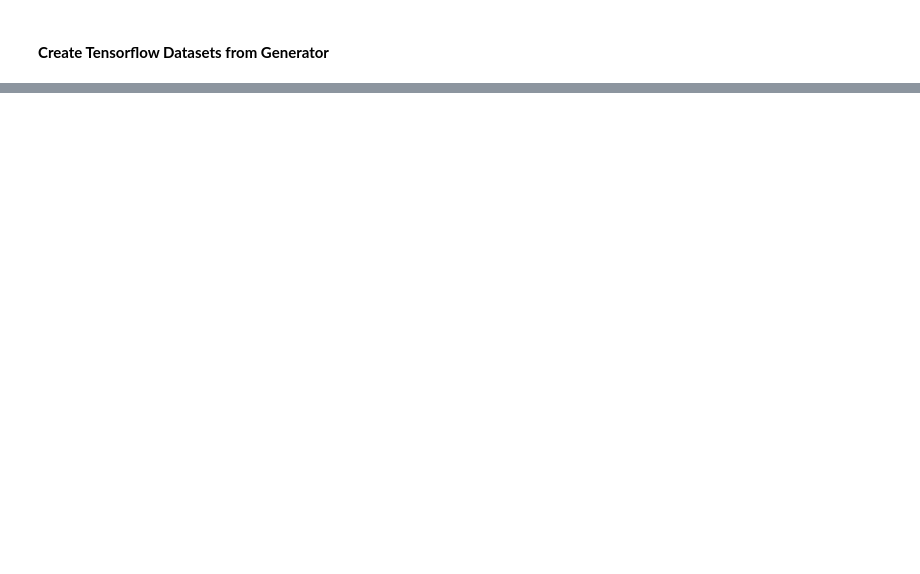
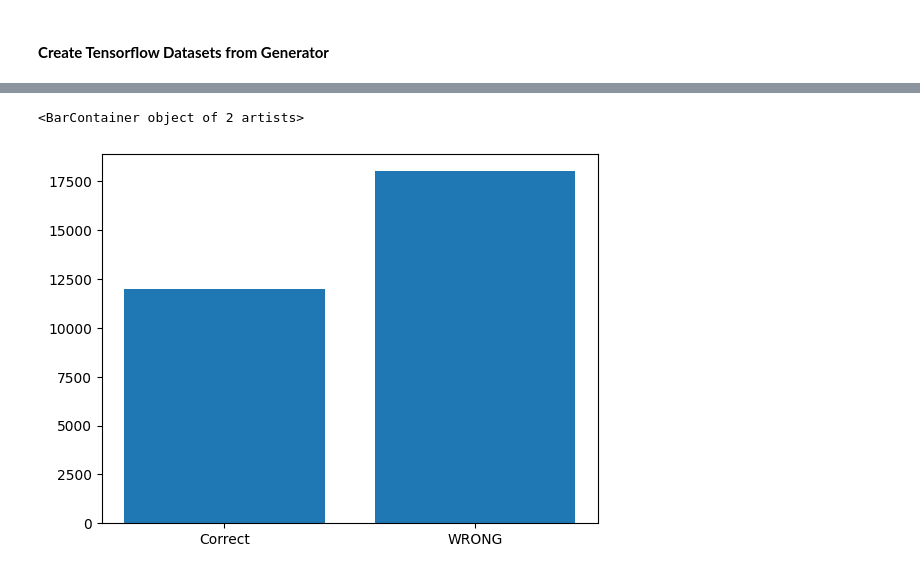
Before and after one commit to kde1704/CS5131, a Jupyter notebook: model.ipynb, the cells around one changed output, grey strips where cells are left out. Saved outputs shown, nothing was run; the diff lists cells and outputs as text; code cells hidden in the pictures; blank space fills up the shorter version.

Commit message:
made some progress on model

```diff
--- a/model.ipynb
+++ b/model.ipynb
@@ -143,8 +223 @@ Model: "sequential_3"
  Non-trainable params: 0 (0.00 B)
-# %%
-epochs=1
-history = model.fit(
-  train_ds,
-  validation_data=test_ds,
-  epochs=epochs
-)
@@ -152,0 +224,11 @@ history = model.fit(
+# %%
+epochs=15
+history = model.fit(
+    train_ds,
+    validation_data=test_ds,
+    # class weight disabled for now, you can enable if you want
+#     class_weight=train_class_weights,
+    epochs=epochs,
+    steps_per_epoch = len(train_classes[0])//batch_size,
+    validation_steps = len(test_classes[0])//batch_size
+)
@@ -152,0 +253,2 @@ history = model.fit(
+# %%
+predictions = model.predict(val_ds)
@@ -152,0 +257,19 @@ history = model.fit(
+# %%
+from tqdm import tqdm
+
+c = [0, 0]
+a = np.zeros((6, 6))
+
+for i, p in enumerate(tqdm(predictions)):
+    score = tf.nn.softmax(p)
+    if i % 6 == np.argmax(score):
+        c[0] += 1
+    else:
+        c[1] += 1
+    a[i % 6,int(np.argmax(score))] += 1
+# %%
+import matplotlib.pyplot as plt
+plt.bar(["Correct", "WRONG"], c)
+# %% [output]
+<BarContainer object of 2 artists>
+[figure, added]
```
Also changed, not shown: parts of 19 cells of this notebook, 1 other file.
